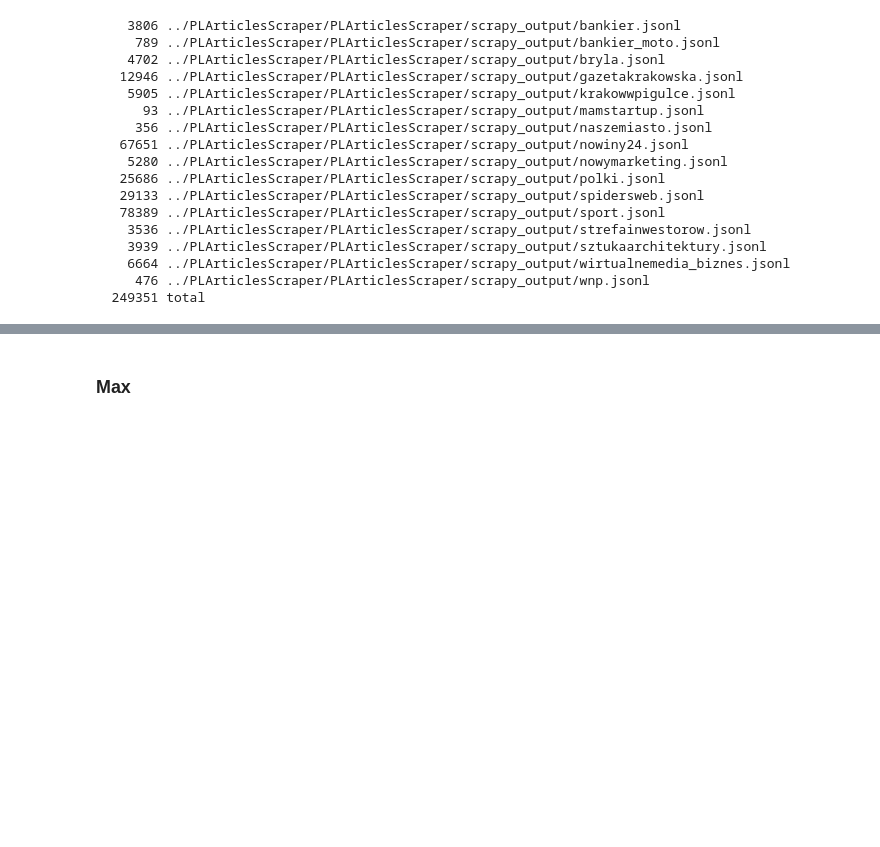
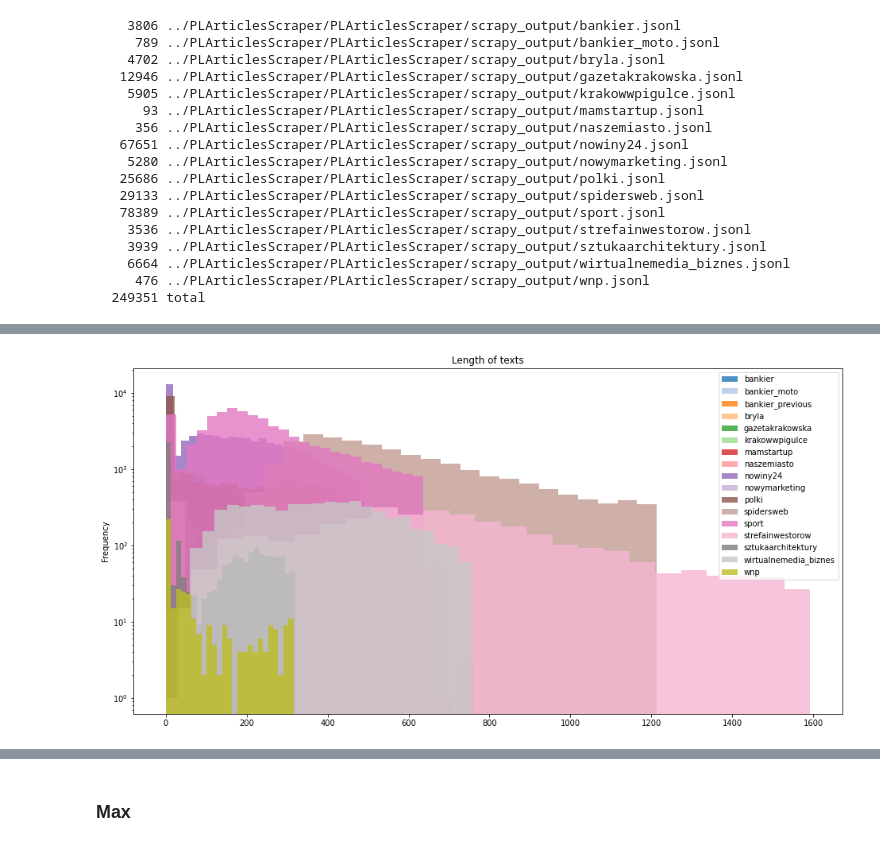
Before and after one commit to oziomek1/NLP_summarizer, a Jupyter notebook: model/Filter scraped documents.ipynb, the cells around one changed output, grey strips where cells are left out. Cells and saved outputs as stored; diff of their text form; code cells hidden in the pictures; blank space fills up the shorter version.

```diff
--- a/model/Filter scraped documents.ipynb
+++ b/model/Filter scraped documents.ipynb
@@ -147,0 +221,4 @@ wnp : 476
+# %%
+plot_data_for_column(file_reader.data, file_reader.file_names, column='text', max_percentile=.9)
+# %% [output]
+[figure, added]
```
Also changed, not shown: parts of 24 cells of this notebook, 2 other files.
